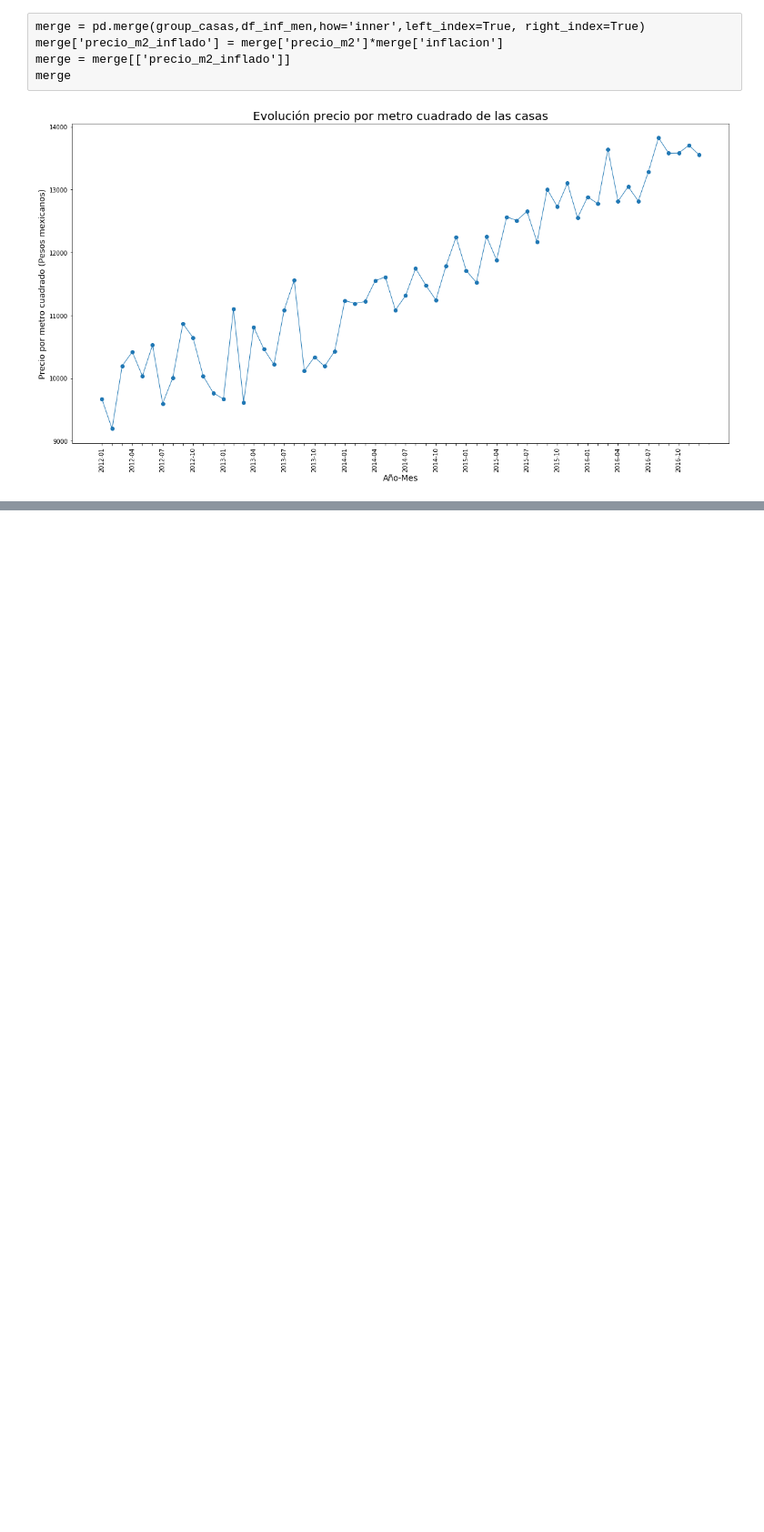
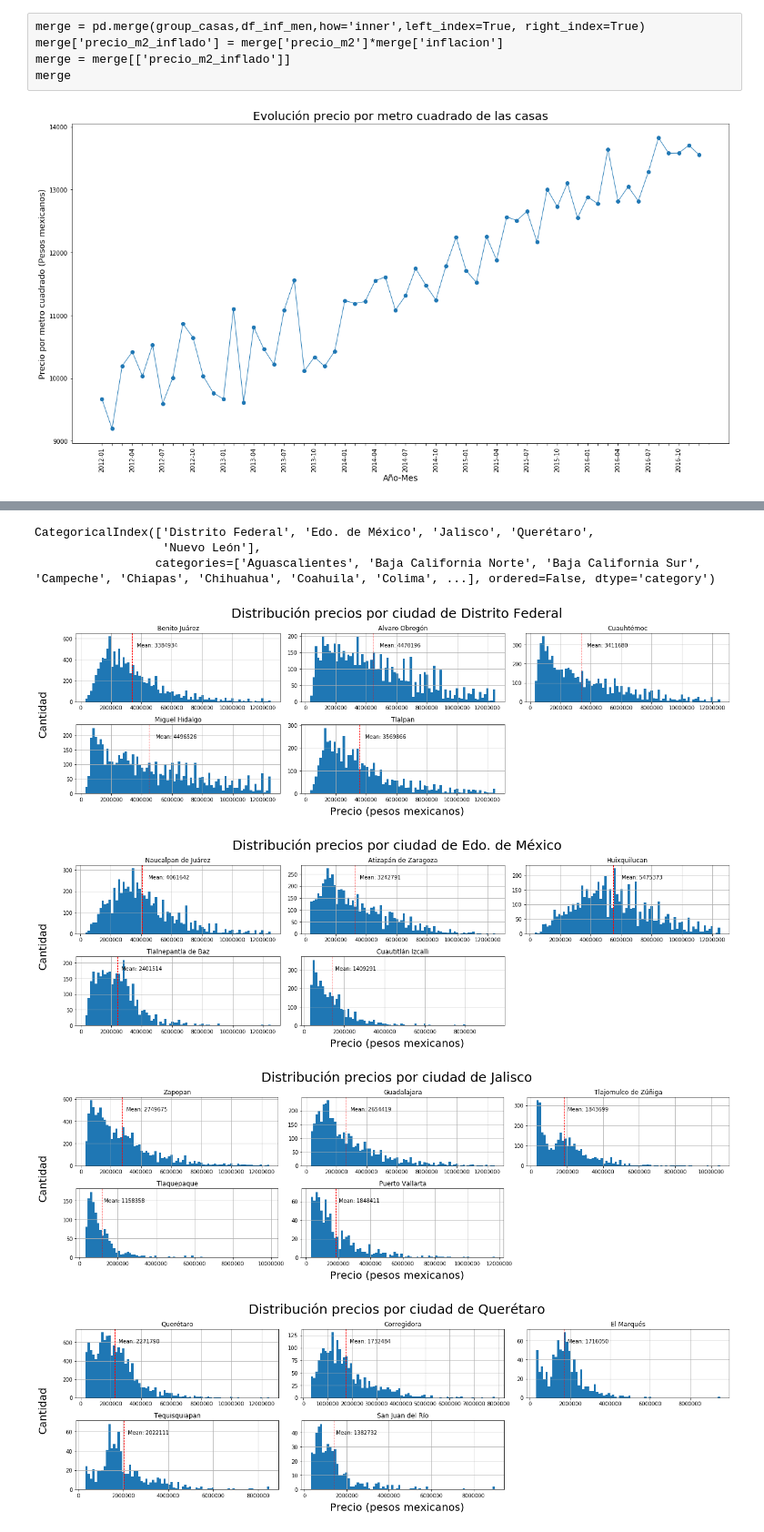
Before and after one commit to gdbien/9558-Organizacion-de-Datos, a Jupyter notebook: TP1/Franco/tp1_franco.ipynb, the cells around one changed output, grey strips where cells are left out. Shown at 91% size. Cells and saved outputs as stored; diff of their text form; code cells hidden in the pictures; blank space fills up the shorter version.

```diff
--- a/TP1/Franco/tp1_franco.ipynb
+++ b/TP1/Franco/tp1_franco.ipynb
@@ -761,0 +773,26 @@ dibujar_histogramas(pivoted_provincias,lista_provincias,11,3)
+# %%
+lista_provincias_top5
+# %% [output]
+CategoricalIndex(['Distrito Federal', 'Edo. de México', 'Jalisco', 'Querétaro',
+                  'Nuevo León'],
+                 categories=['Aguascalientes', 'Baja California Norte', 'Baja California Sur', 'Campeche', 'Chiapas', 'Chihuahua', 'Coahuila', 'Colima', ...], ordered=False, dtype='category')
+# %%
+for provincia in lista_provincias_top5:
+    df_provincias_top5 = df[df['provincia'] == provincia]
+    df_provincias_top5 = df_provincias_top5[['ciudad','precio']]
+    lista_ciudades_top5 = df_provincias_top5['ciudad'].value_counts().head(5).index.tolist()
+    df_ciudades_top5 = df_provincias_top5[df_provincias_top5['ciudad'].isin(lista_ciudades_top5)]
+    pivoted_ciudades = df_ciudades_top5.pivot(columns='ciudad',values='precio')
+    fig = dibujar_histogramas(pivoted_ciudades,lista_ciudades_top5,2,3,18,5)
+    titulo = "Distribución precios por ciudad de " + provincia
+    fig.text(0.5,1.03, titulo, ha="center", va="center",size=25)
+    fig.text(0.5,-0.02, "Precio (pesos mexicanos)", ha="center", va="center",size=20)
+    fig.text(-0.02,0.5, "Cantidad", ha="center", va="center", rotation=90,size=20)
+    save = 'dist_precio_top5_ciudades_de_'+ provincia + '.png'
+    plt.savefig(save, bbox_inches = "tight")
+    plt.show()
+# %% [output]
+[figure, added]
+[figure, added]
+[figure, added]
+[figure, added]
```
Also changed, not shown: parts of 32 cells of this notebook.
